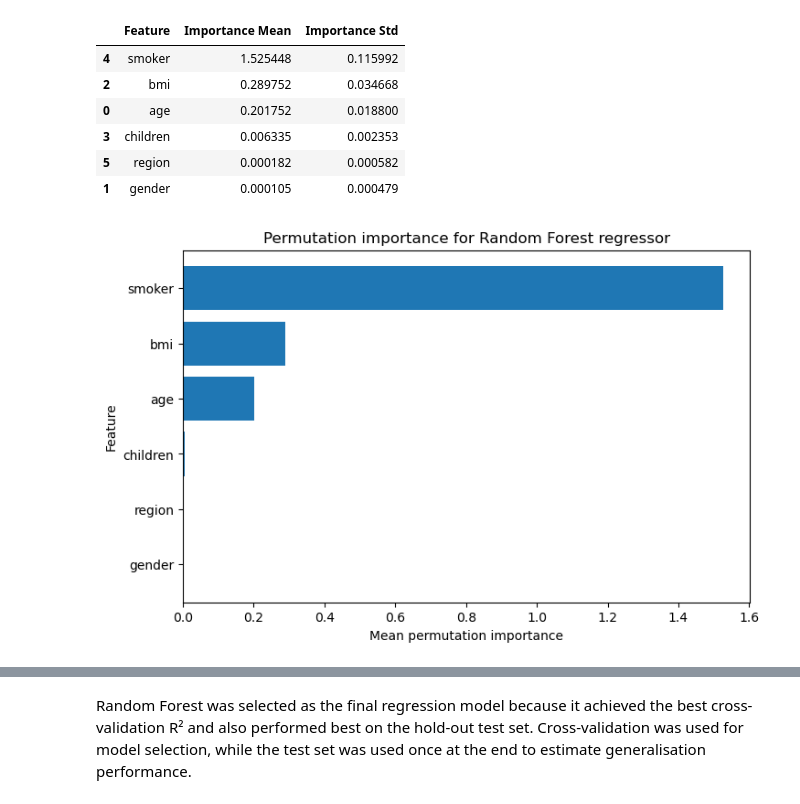
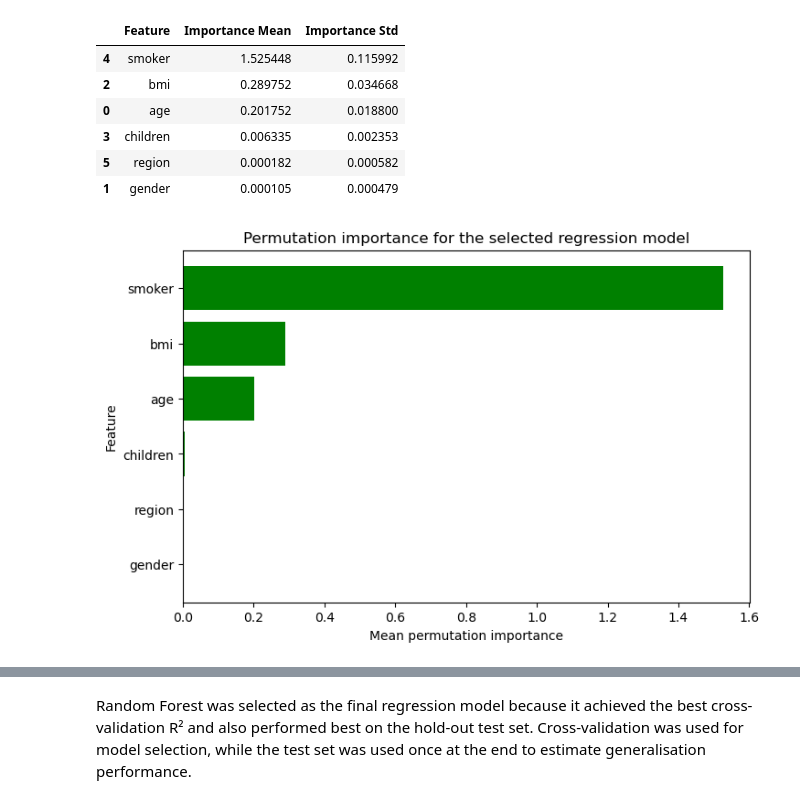
Before and after one commit to keithhamilton1/CS5062---DATA-ANALYTICS, a Jupyter notebook: etivity3_regression.ipynb, the cells around one changed output, grey strips where cells are left out. Cells and saved outputs as stored; diff of their text form; code cells hidden in the pictures.

```diff
--- a/etivity3_regression.ipynb
+++ b/etivity3_regression.ipynb
@@ -166,6 +232,11 @@ rf_param_grid = [
         "reduce_dim__k": [5, 7, 9, "all"],
         "regressor__regressor__n_estimators": [100, 200],
         "regressor__regressor__max_depth": [5, 10]
+    },
+    {
+        "reduce_dim": ["passthrough"],
+        "regressor__regressor__n_estimators": [100, 200],
+        "regressor__regressor__max_depth": [5, 10]
     }
 ]
 
@@ -422,16 +502,21 @@ importance_df
 | 3 | children | 0.006335 | 0.002353 |
 | 5 | region | 0.000182 | 0.000582 |
 | 1 | gender | 0.000105 | 0.000479 |
-# %%
-top_importance = importance_df.head(10)
-
-plt.figure(figsize=(8, 5))
-plt.barh(top_importance["Feature"], top_importance["Importance Mean"])
-plt.xlabel("Mean permutation importance")
-plt.ylabel("Feature")
-plt.title("Permutation importance for Random Forest regressor")
-plt.gca().invert_yaxis()
-plt.show()
-# %% [output]
-[figure, removed]
+# %%
+top_importance = importance_df.head(10)
+
+plt.figure(figsize=(8, 5))
+
+colors = ["green" if val > 0 else "red" for val in top_importance["Importance Mean"]]
+
+plt.barh(top_importance["Feature"], top_importance["Importance Mean"], color=colors)
+
+plt.xlabel("Mean permutation importance")
+plt.ylabel("Feature")
+plt.title("Permutation importance for the selected regression model")
+plt.gca().invert_yaxis()
+
+plt.show()
+# %% [output]
+[figure, added]
 # %% [markdown]
```
Also changed, not shown: parts of 25 cells of this notebook, 1 other file.
